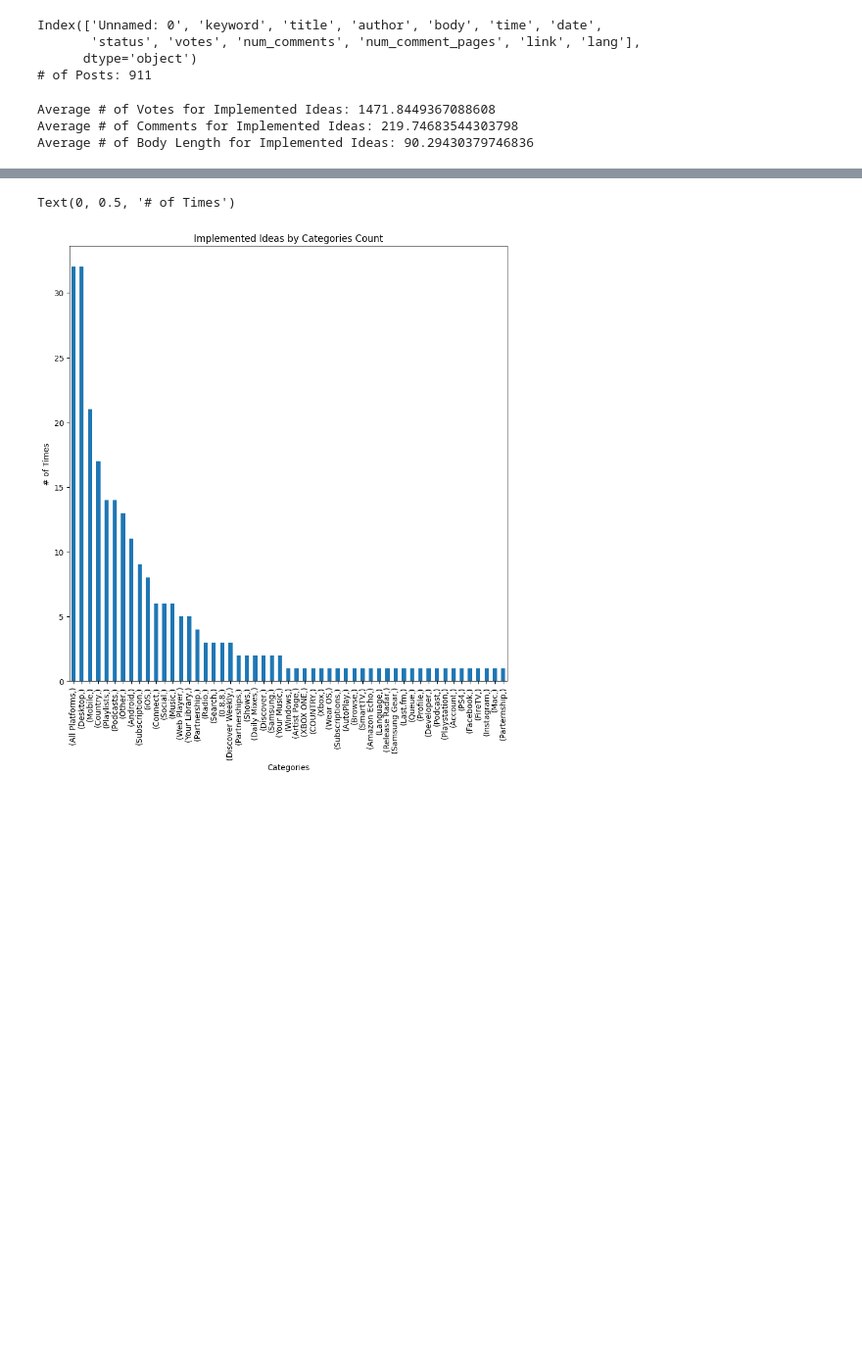
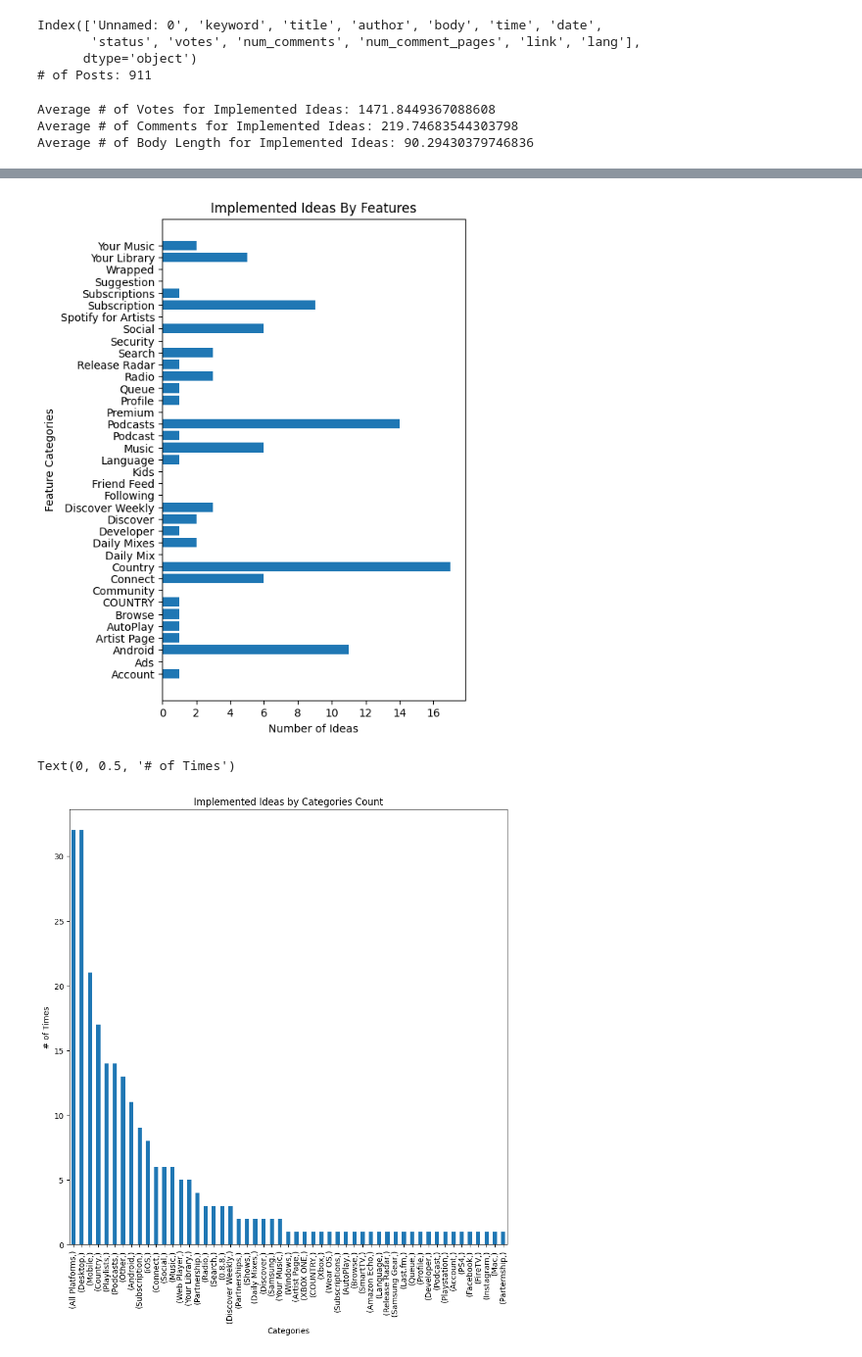
Before and after one commit to RyanMarten/spotify-user-innovation, a Jupyter notebook: data_vis_stats.ipynb, the cells around one changed output, grey strips where cells are left out. Shown: that part at 98% size. Saved outputs shown, nothing was run; the diff lists cells and outputs as text; code cells hidden in the pictures; blank space fills up the shorter version.

```diff
--- a/data_vis_stats.ipynb
+++ b/data_vis_stats.ipynb
@@ -63,3 +107,26 @@ Oculus
+# %%
+# Features
+features = {}
+
+for i in sorted(org_cate[org_cate['Feature'] == 'Yes'].Original.values):
+    features[i] = 0
+# %%
+for idx, i in enumerate(unfiltered_cate_count):
+    feat = unfiltered_cate_count.axes[0][idx][0]
+    if feat in features:
+        features[feat] += i
+# %%
+feat_keys = [i for i in features.keys()]
+feat_values = [i for i in features.values()]
+
+plt.figure(figsize=(5,8))
+plt.barh(feat_keys, feat_values)
+plt.title("Implemented Ideas By Features")
+plt.ylabel("Feature Categories")
+plt.xlabel("Number of Ideas")
+plt.show()
+# %% [output]
+[figure, added]
 # %%
 # posts categories
 categories = impl_posts.title.str.extractall(r'\[(.*?)\]')
```
Also changed, not shown: parts of 9 cells of this notebook.
